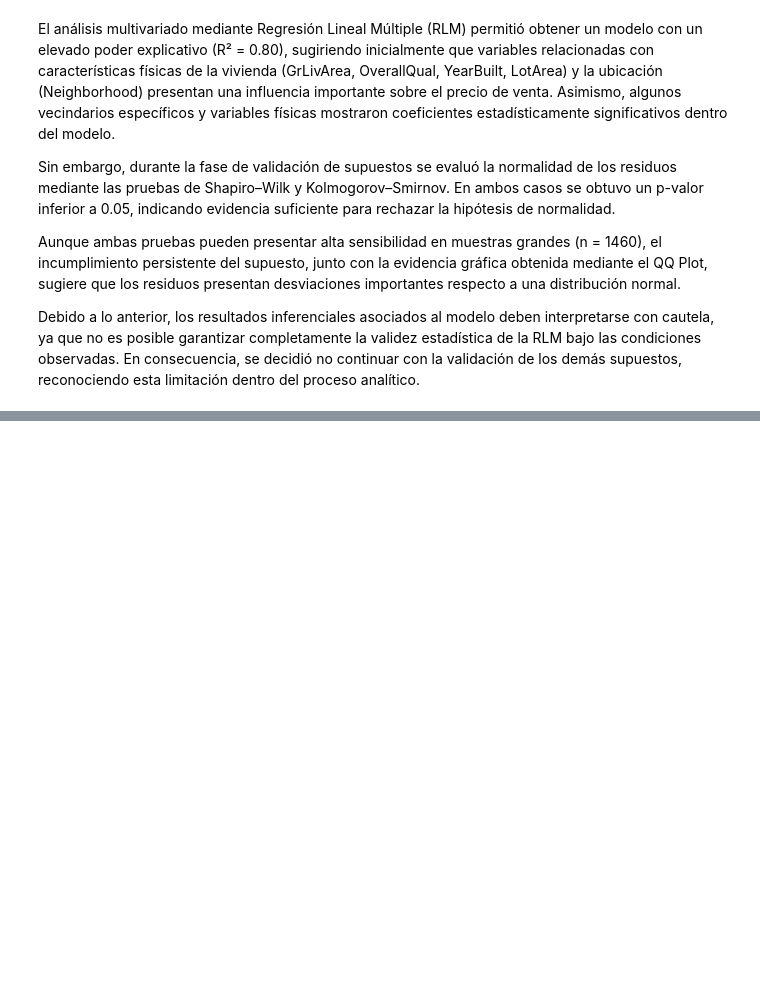
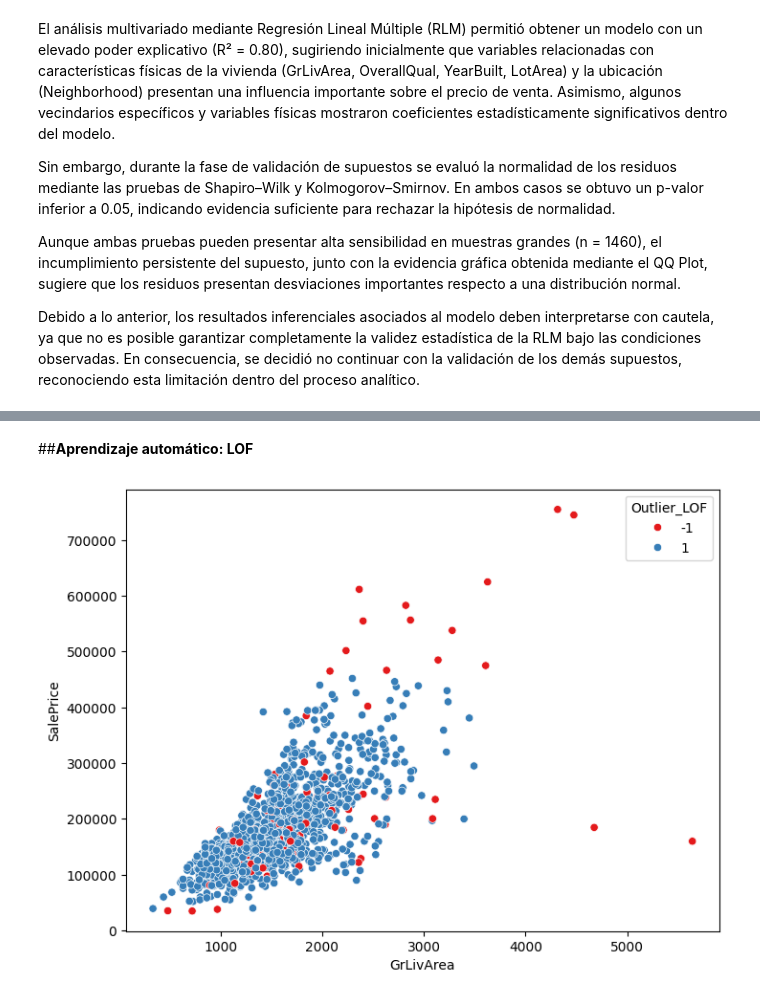
Before and after one commit to davidtzz/FCD-2026-1, a Jupyter notebook: proyecto_aula/py_David_TovarZurita_Jhon_GarciaPareja.ipynb, the cells around one changed output, grey strips where cells are left out. Drawn from its saved outputs; the diff is of its cells as text; code cells hidden in the pictures; blank space fills up the shorter version.

```diff
--- a/proyecto_aula/py_David_TovarZurita_Jhon_GarciaPareja.ipynb
+++ b/proyecto_aula/py_David_TovarZurita_Jhon_GarciaPareja.ipynb
@@ -945,0 +1084,41 @@ Debido a lo anterior, los resultados inferenciales asociados al modelo deben int
+# %% [markdown]
+##**Aprendizaje automático: LOF**
+# %%
+from sklearn.neighbors import LocalOutlierFactor
+X=train[
+[
+'SalePrice',
+'GrLivArea',
+'LotArea',
+'YearBuilt'
+]
+]
+
+lof=LocalOutlierFactor(
+    n_neighbors=20
+)
+
+pred=lof.fit_predict(
+    X
+)
+
+train['Outlier_LOF']=pred
+# %%
+plt.figure(figsize=(8,6))
+
+sns.scatterplot(
+
+data=train,
+
+x='GrLivArea',
+
+y='SalePrice',
+
+hue='Outlier_LOF',
+
+palette='Set1'
+)
+
+plt.show()
+# %% [output]
+[figure, added]
```
Also changed, not shown: parts of 54 cells of this notebook.
